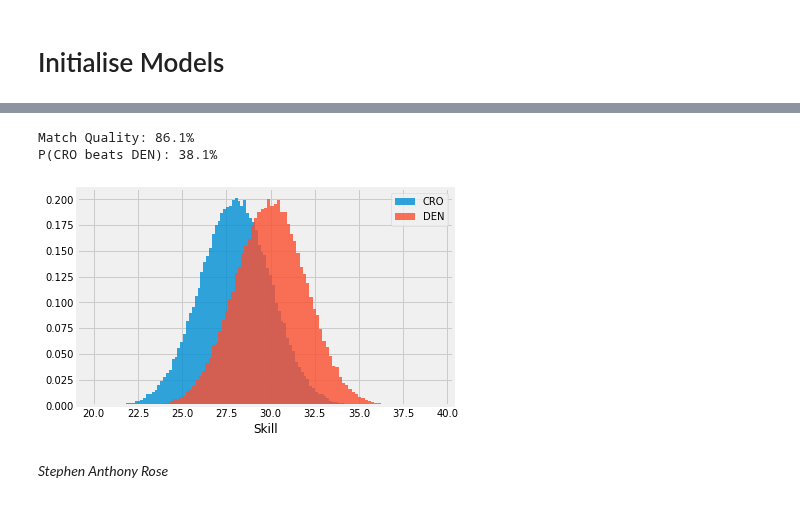
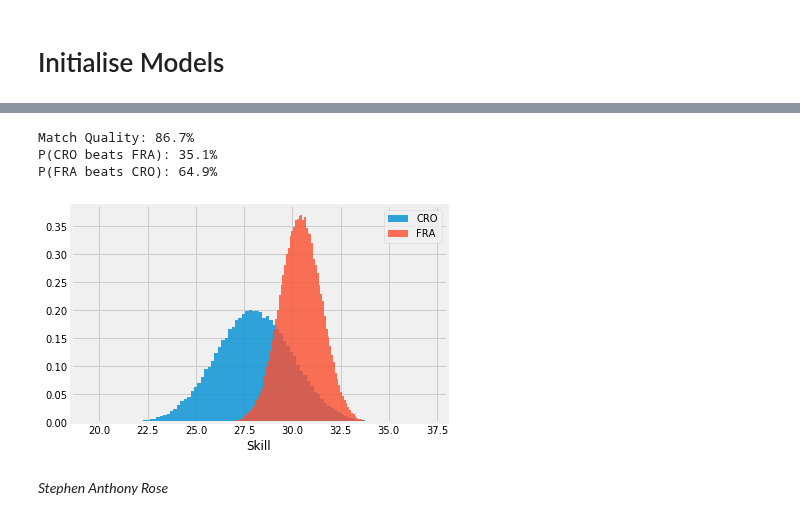
Before and after one commit to arose13/Notebooks, a Jupyter notebook: FIFA World Cup 2018.ipynb, the cells around one changed output, grey strips where cells are left out. Drawn from its saved outputs; the diff is of its cells as text; code cells hidden in the pictures.

```diff
--- a/FIFA World Cup 2018.ipynb
+++ b/FIFA World Cup 2018.ipynb
@@ -161,24 +161,26 @@ display(ratings.sort_values(by='skill', ascending=False))
 # %%
 # Current Updates
 # %%
-a, b = 'CRO', 'DEN'
+a, b = 'CRO', 'FRA'
 
 print(f'Match Quality: {quality_1vs1(teams[a], teams[b]):.1%}')
 
 n_trials = int(1e5)
 a_rvs = stats.norm(teams[a].mu, teams[a].sigma).rvs(n_trials)
 b_rvs = stats.norm(teams[b].mu, teams[b].sigma).rvs(n_trials)
 
 print(f'P({a} beats {b}): {win_prob(teams[a], teams[b]):0.1%}')
+print(f'P({b} beats {a}): {1-win_prob(teams[a], teams[b]):0.1%}')
 
 graph.hist(a_rvs, alpha=0.8, bins=100, normed=True, label=a)
 graph.hist(b_rvs, alpha=0.8, bins=100, normed=True, label=b)
 graph.xlabel('Skill')
 graph.legend()
 graph.show()
 # %% [output]
-Match Quality: 86.1%
-P(CRO beats DEN): 38.1%
+Match Quality: 86.7%
+P(CRO beats FRA): 35.1%
+P(FRA beats CRO): 64.9%
-[figure, old version]
+[figure, new version]
 # %% [markdown]
 _Stephen Anthony Rose_
```
Also changed, not shown: parts of 3 cells of this notebook.
